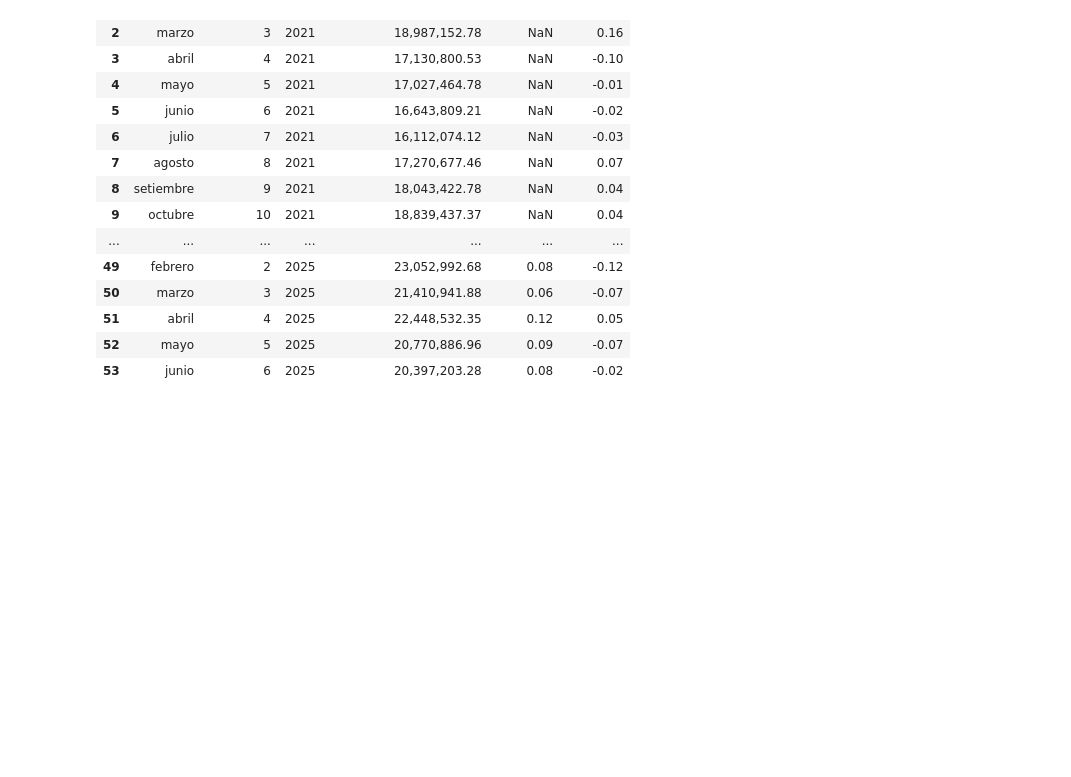
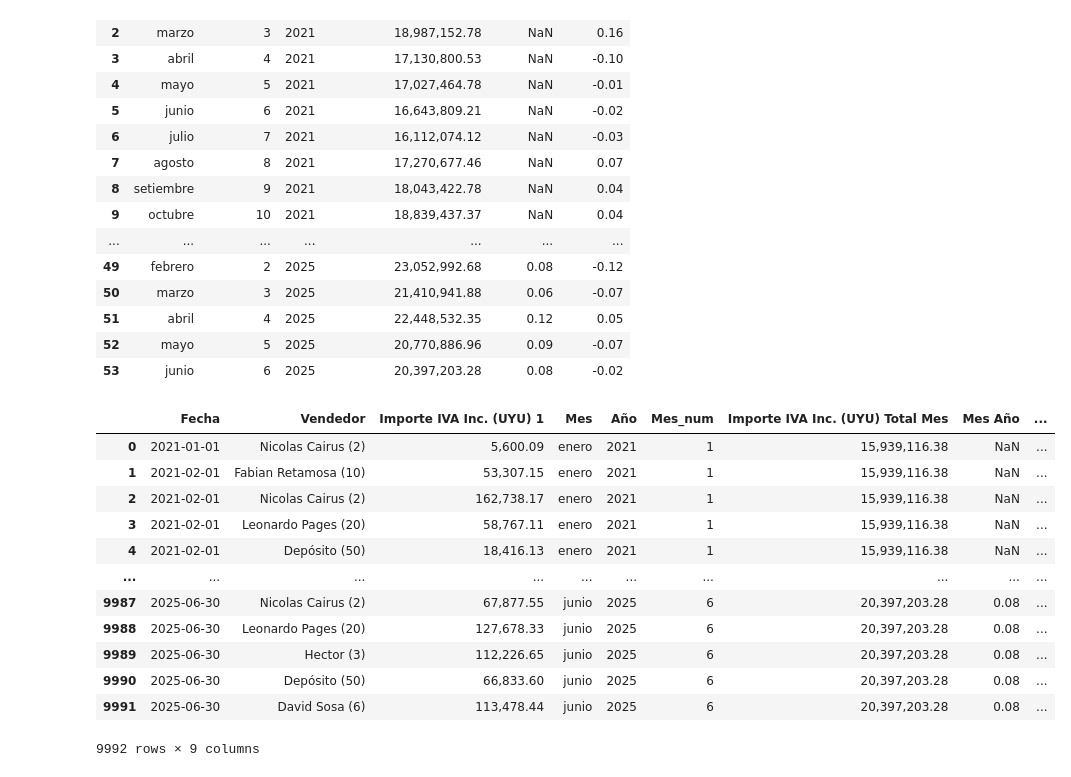
Before and after one commit to MarV-da/Internships, a Jupyter notebook: Datos Ventas I.ipynb, the cells around one changed output. Saved outputs shown, nothing was run; the diff lists cells and outputs as text; code cells hidden in the pictures; blank space fills up the shorter version.

```diff
--- a/Datos Ventas I.ipynb
+++ b/Datos Ventas I.ipynb
@@ -181,3 +181,20 @@ vma.reset_index(drop=True)
 | 51 | abril | 4 | 2025 | 22,448,532.35 | 0.12 | 0.05 |
 | 52 | mayo | 5 | 2025 | 20,770,886.96 | 0.09 | -0.07 |
 | 53 | junio | 6 | 2025 | 20,397,203.28 | 0.08 | -0.02 |
+# %%
+dvf=dv1.merge(vma, on=['Mes_num','Año','Mes'], how='left', suffixes=(' 1', ' Total Mes'))
+dvf
+# %% [output]
+|  | Fecha | Vendedor | Importe IVA Inc. (UYU) 1 | Mes | Año | Mes_num | Importe IVA Inc. (UYU) Total Mes | Mes Año | ... |
+| 0 | 2021-01-01 | Nicolas Cairus (2) | 5,600.09 | enero | 2021 | 1 | 15,939,116.38 | NaN | ... |
+| 1 | 2021-02-01 | Fabian Retamosa (10) | 53,307.15 | enero | 2021 | 1 | 15,939,116.38 | NaN | ... |
+| 2 | 2021-02-01 | Nicolas Cairus (2) | 162,738.17 | enero | 2021 | 1 | 15,939,116.38 | NaN | ... |
+| 3 | 2021-02-01 | Leonardo Pages (20) | 58,767.11 | enero | 2021 | 1 | 15,939,116.38 | NaN | ... |
+| 4 | 2021-02-01 | Depósito (50) | 18,416.13 | enero | 2021 | 1 | 15,939,116.38 | NaN | ... |
+| ... | ... | ... | ... | ... | ... | ... | ... | ... | ... |
+| 9987 | 2025-06-30 | Nicolas Cairus (2) | 67,877.55 | junio | 2025 | 6 | 20,397,203.28 | 0.08 | ... |
+| 9988 | 2025-06-30 | Leonardo Pages (20) | 127,678.33 | junio | 2025 | 6 | 20,397,203.28 | 0.08 | ... |
+| 9989 | 2025-06-30 | Hector (3) | 112,226.65 | junio | 2025 | 6 | 20,397,203.28 | 0.08 | ... |
+| 9990 | 2025-06-30 | Depósito (50) | 66,833.60 | junio | 2025 | 6 | 20,397,203.28 | 0.08 | ... |
+| 9991 | 2025-06-30 | David Sosa (6) | 113,478.44 | junio | 2025 | 6 | 20,397,203.28 | 0.08 | ... |
+9992 rows × 9 columns
```
Also changed, not shown: parts of 2 cells of this notebook, 1 other file.
